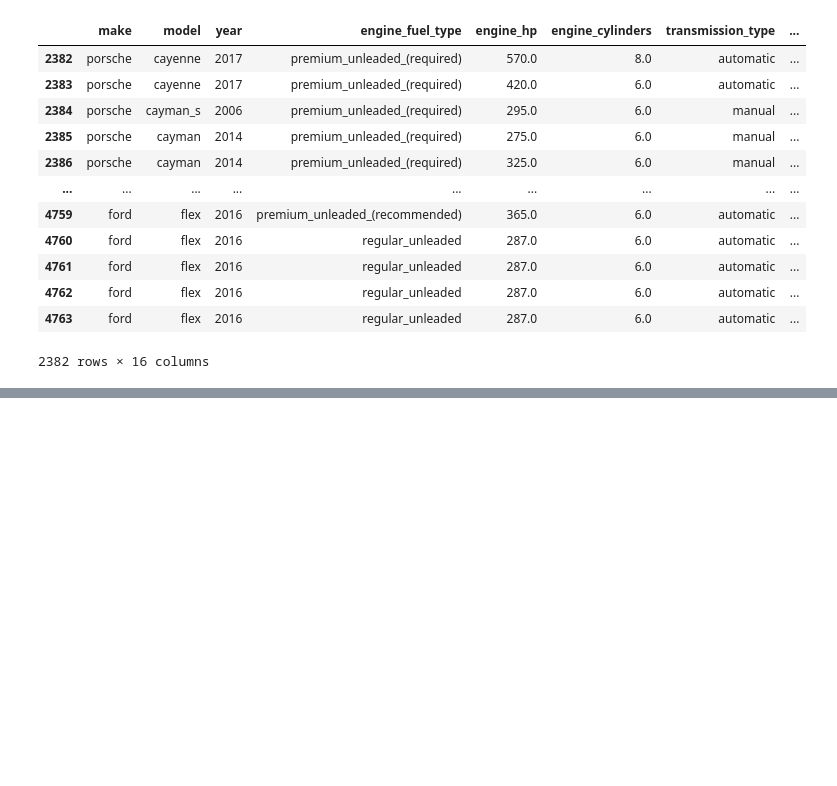
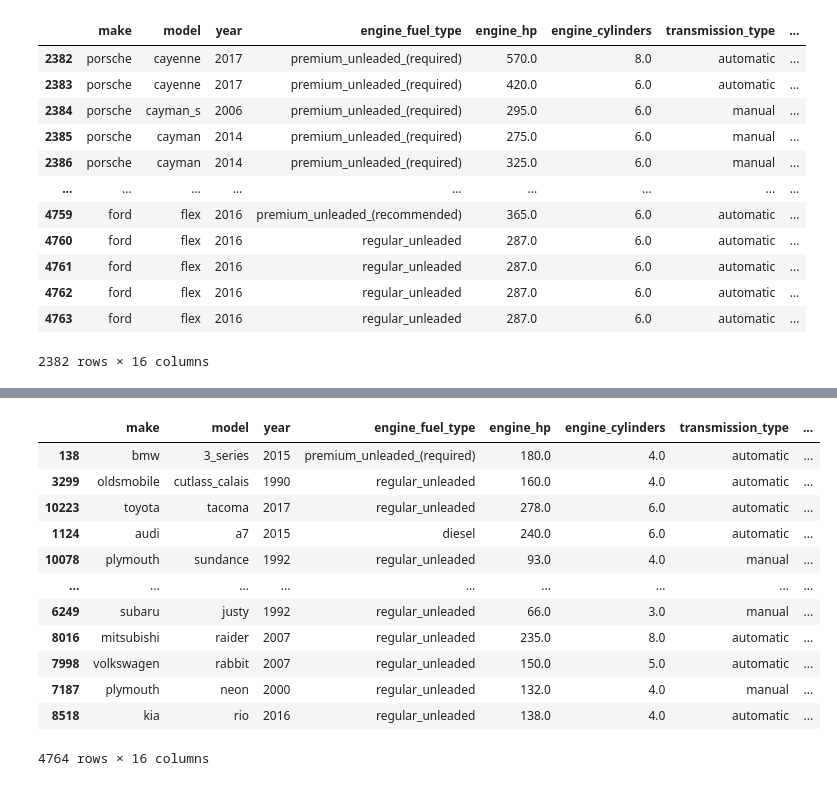
Before and after one commit to Anandaganesh/machine-learning-zoomcamp-homework, a Jupyter notebook: 02-regression/data-preparation.ipynb, the cells around one changed output, grey strips where cells are left out. Cells and saved outputs as stored; diff of their text form; code cells hidden in the pictures; blank space fills up the shorter version.

```diff
--- a/02-regression/data-preparation.ipynb
+++ b/02-regression/data-preparation.ipynb
@@ -380,0 +433,2 @@ df_test
+# %%
+idx = np.arange(n)
@@ -380,0 +446,21 @@ df_test
+# %%
+#data frame with shuffled indexes
+df_train = df.iloc[idx[n_train:]]
+df_val = df.iloc[idx[n_train:n_train + n_val]]
+df_test = df.iloc[idx[n_train + n_val:]]
+# %%
+df_train
+# %% [output]
+|  | make | model | year | engine_fuel_type | engine_hp | engine_cylinders | transmission_type | ... |
+| 138 | bmw | 3_series | 2015 | premium_unleaded_(required) | 180.0 | 4.0 | automatic | ... |
+| 3299 | oldsmobile | cutlass_calais | 1990 | regular_unleaded | 160.0 | 4.0 | automatic | ... |
+| 10223 | toyota | tacoma | 2017 | regular_unleaded | 278.0 | 6.0 | automatic | ... |
+| 1124 | audi | a7 | 2015 | diesel | 240.0 | 6.0 | automatic | ... |
+| 10078 | plymouth | sundance | 1992 | regular_unleaded | 93.0 | 4.0 | manual | ... |
+| ... | ... | ... | ... | ... | ... | ... | ... | ... |
+| 6249 | subaru | justy | 1992 | regular_unleaded | 66.0 | 3.0 | manual | ... |
+| 8016 | mitsubishi | raider | 2007 | regular_unleaded | 235.0 | 8.0 | automatic | ... |
+| 7998 | volkswagen | rabbit | 2007 | regular_unleaded | 150.0 | 5.0 | automatic | ... |
+| 7187 | plymouth | neon | 2000 | regular_unleaded | 132.0 | 4.0 | manual | ... |
+| 8518 | kia | rio | 2016 | regular_unleaded | 138.0 | 4.0 | automatic | ... |
+4764 rows × 16 columns
```
Also changed, not shown: parts of 9 cells of this notebook.
